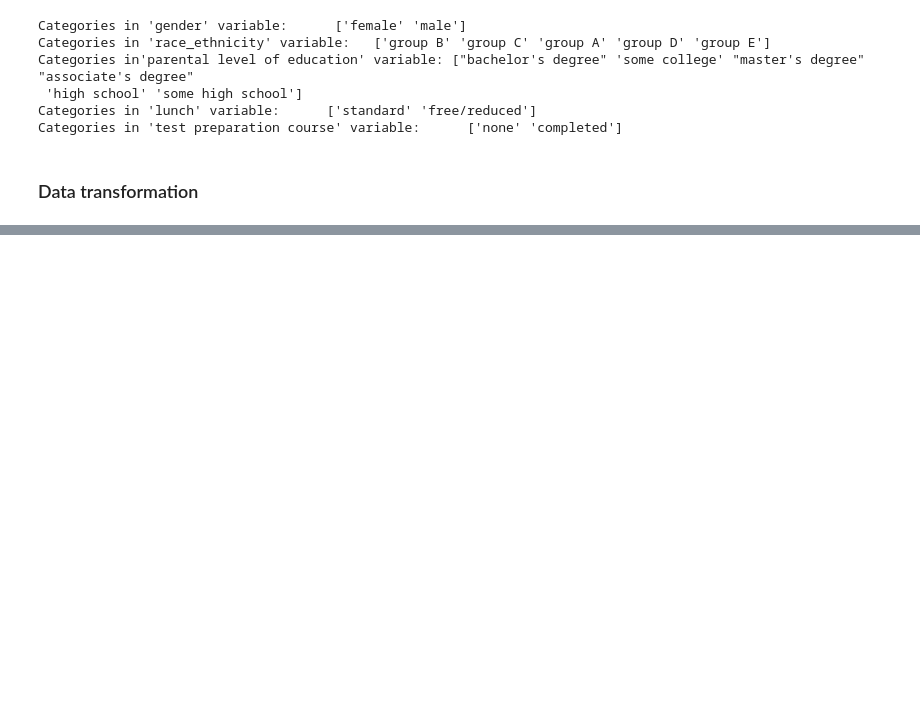
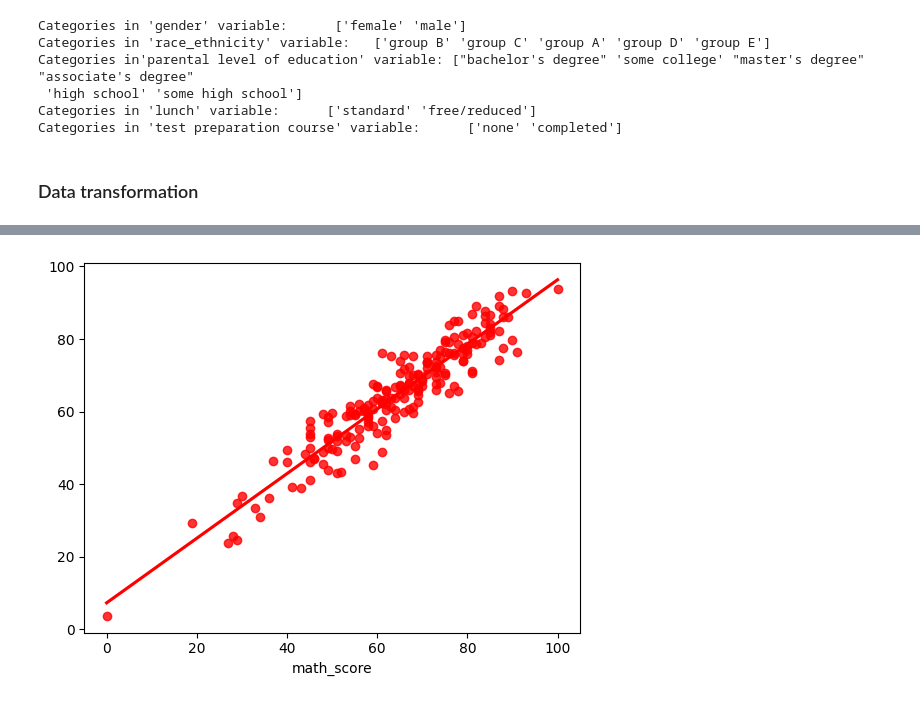
Before and after one commit to Chirag314/mlproject1, a Jupyter notebook: notebook/MODEL TRAINING.ipynb, the cells around one changed output, grey strips where cells are left out. Drawn from its saved outputs; the diff is of its cells as text; code cells hidden in the pictures; blank space fills up the shorter version.

```diff
--- a/notebook/MODEL TRAINING.ipynb
+++ b/notebook/MODEL TRAINING.ipynb
@@ -106,0 +225,4 @@ preprocessor = ColumnTransformer(
+# %%
+sns.regplot(x=y_test,y=y_pred,ci=None,color ='red');
+# %% [output]
+[figure, added]
```
Also changed, not shown: parts of 14 cells of this notebook, 17 other files.
